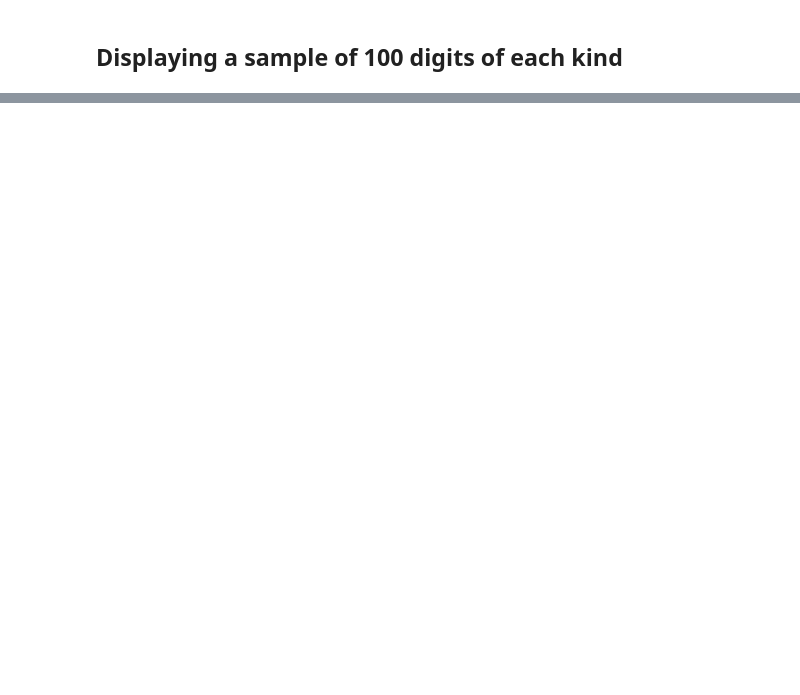
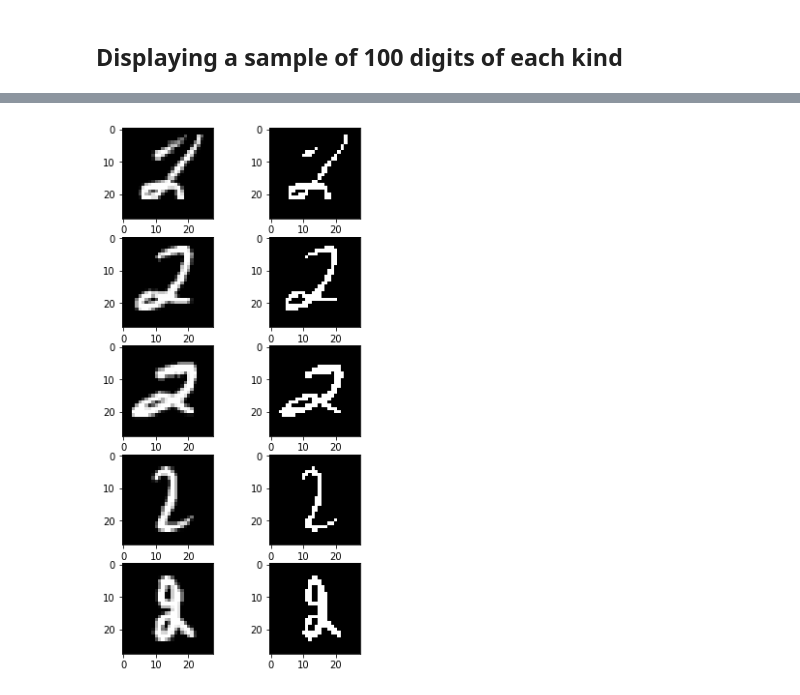
Before and after one commit to MiksuJak/mnist_recognition_project, a Jupyter notebook: digits_display.ipynb, the cells around one changed output, grey strips where cells are left out. Saved outputs shown, nothing was run; the diff lists cells and outputs as text; code cells hidden in the pictures; blank space fills up the shorter version.

```diff
--- a/digits_display.ipynb
+++ b/digits_display.ipynb
@@ -92,0 +150,4 @@ DisplaySampleOfDigit(9)
+# %%
+compareNRandomDigitPlots(2,5)
+# %% [output]
+[figure, added]
```
Also changed, not shown: parts of 25 cells of this notebook.
